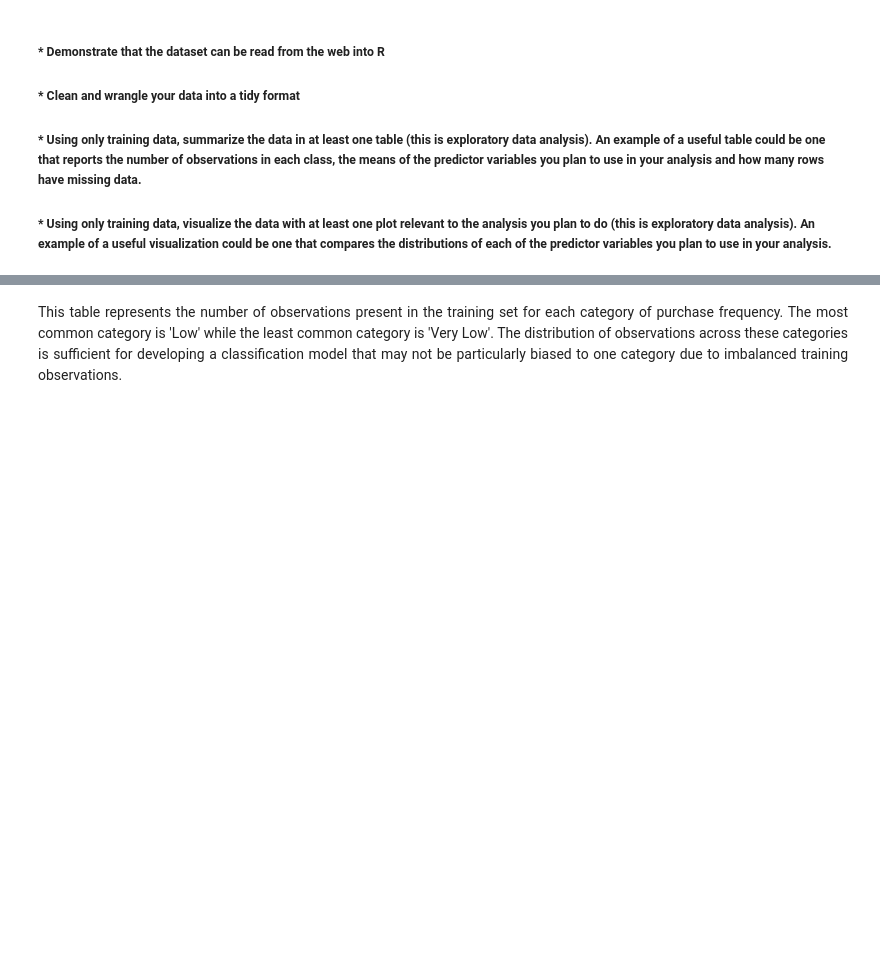
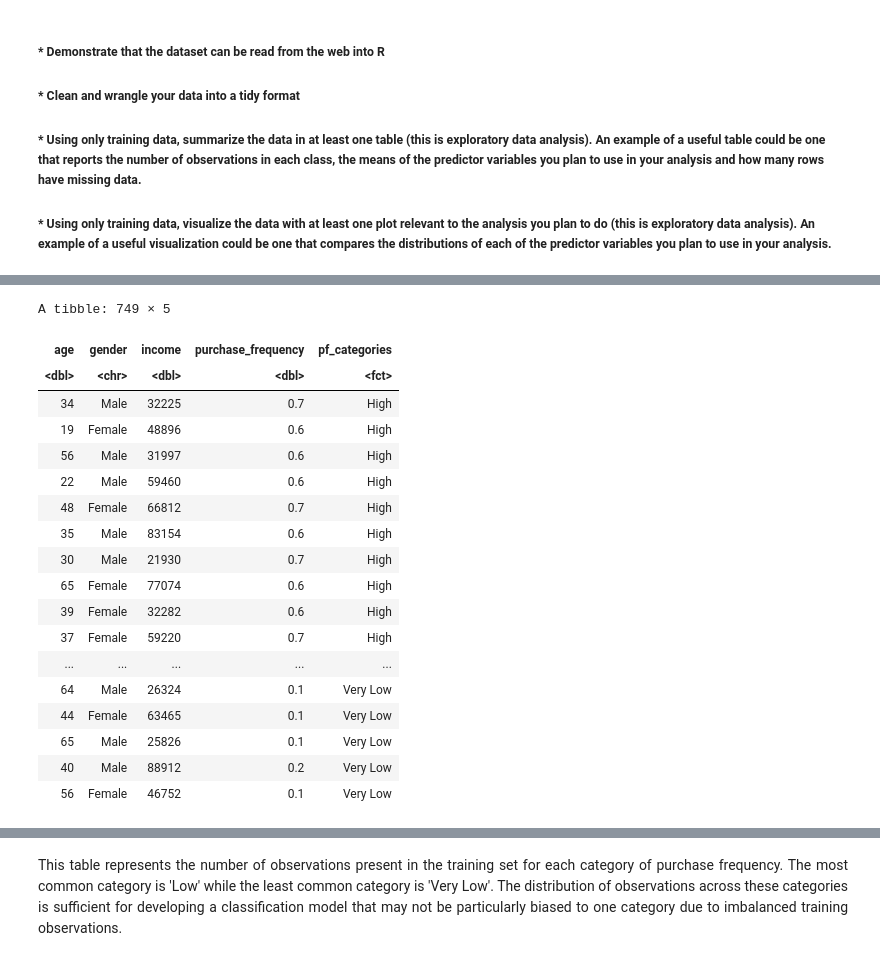
Before and after one commit to Kaylan-W/Dsci_project, a Jupyter notebook: project_proposal.ipynb, the cells around one changed output, grey strips where cells are left out. Saved outputs shown, nothing was run; the diff lists cells and outputs as text; code cells hidden in the pictures; blank space fills up the shorter version.

```diff
--- a/project_proposal.ipynb
+++ b/project_proposal.ipynb
@@ -50,20 +41,42 @@ dbl (4): age, income, purchase_frequency, spending
 # %%
 # The data will be tidied by removing unused columns and creating a categorical variable from the numerical
 # purchase_frequency column to aid with later classification.
-data_downsized<-select(data, -name, -spending, -country)
+data_downsized<- select(data, -name, -spending, -country, -education)
 breakpoints <- c(0, 0.25, 0.5, 0.75, 1)
 labels <- c("Very Low", "Low", "High", "Very High")
-tidydata<- data_downsized %>% mutate(categories = cut(datatidy$purchase_frequency,
+tidydata<- data_downsized %>% mutate(pf_categories = cut(data_downsized$purchase_frequency,
                                                       breakpoints, labels = labels, include.lowest = TRUE))
-#tidydata
+
 
 # Before any further processing, the original dataset will be split into training and testing datasets.
 # 75% of the data will be put into the training set.
-data_split <- initial_split(tidydata, prop = 0.75, strata = categories)
+data_split <- initial_split(tidydata, prop = 0.75, strata = pf_categories)
 train_split <- training(data_split)
 #train_split
 test_split <- testing(data_split)
 #test_split
+
+train_split
+# %% [output]
+A tibble: 749 × 5
+| age | gender | income | purchase_frequency | pf_categories |
+| <dbl> | <chr> | <dbl> | <dbl> | <fct> |
+| 34 | Male | 32225 | 0.7 | High |
+| 19 | Female | 48896 | 0.6 | High |
+| 56 | Male | 31997 | 0.6 | High |
+| 22 | Male | 59460 | 0.6 | High |
+| 48 | Female | 66812 | 0.7 | High |
+| 35 | Male | 83154 | 0.6 | High |
+| 30 | Male | 21930 | 0.7 | High |
+| 65 | Female | 77074 | 0.6 | High |
+| 39 | Female | 32282 | 0.6 | High |
+| 37 | Female | 59220 | 0.7 | High |
+| ... | ... | ... | ... | ... |
+| 64 | Male | 26324 | 0.1 | Very Low |
+| 44 | Female | 63465 | 0.1 | Very Low |
+| 65 | Male | 25826 | 0.1 | Very Low |
+| 40 | Male | 88912 | 0.2 | Very Low |
+| 56 | Female | 46752 | 0.1 | Very Low |
 # %%
 # CODE FOR TABLE
 summary_table <- train_split |>
```
Also changed, not shown: parts of 4 cells of this notebook.
